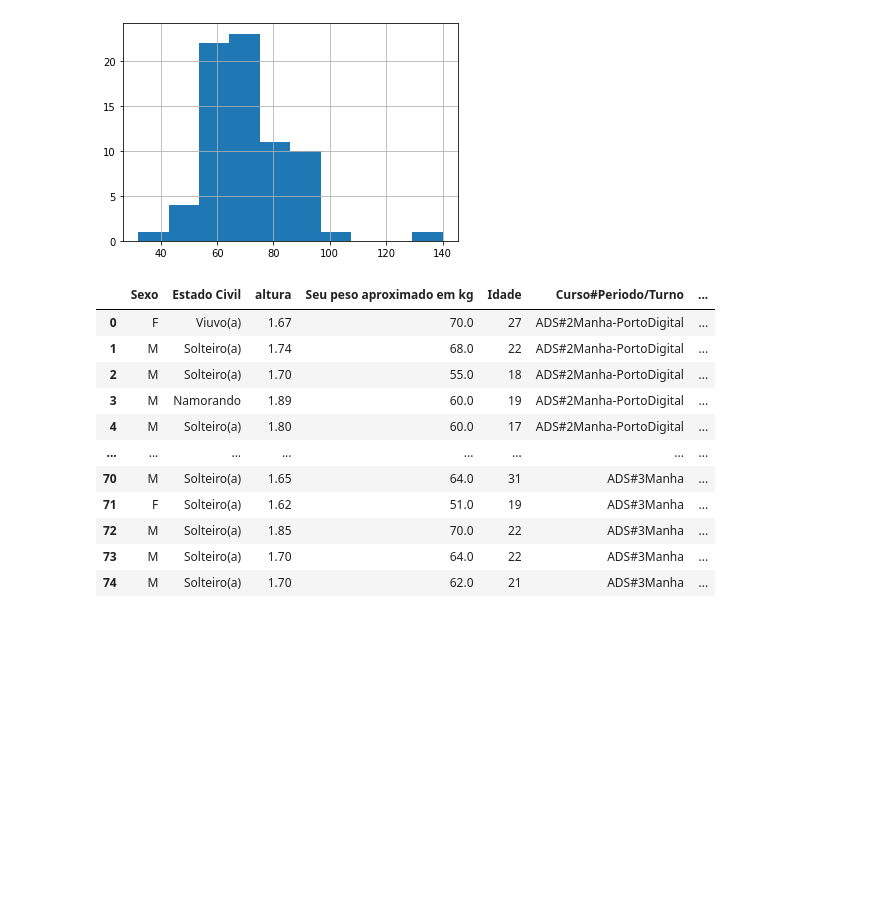
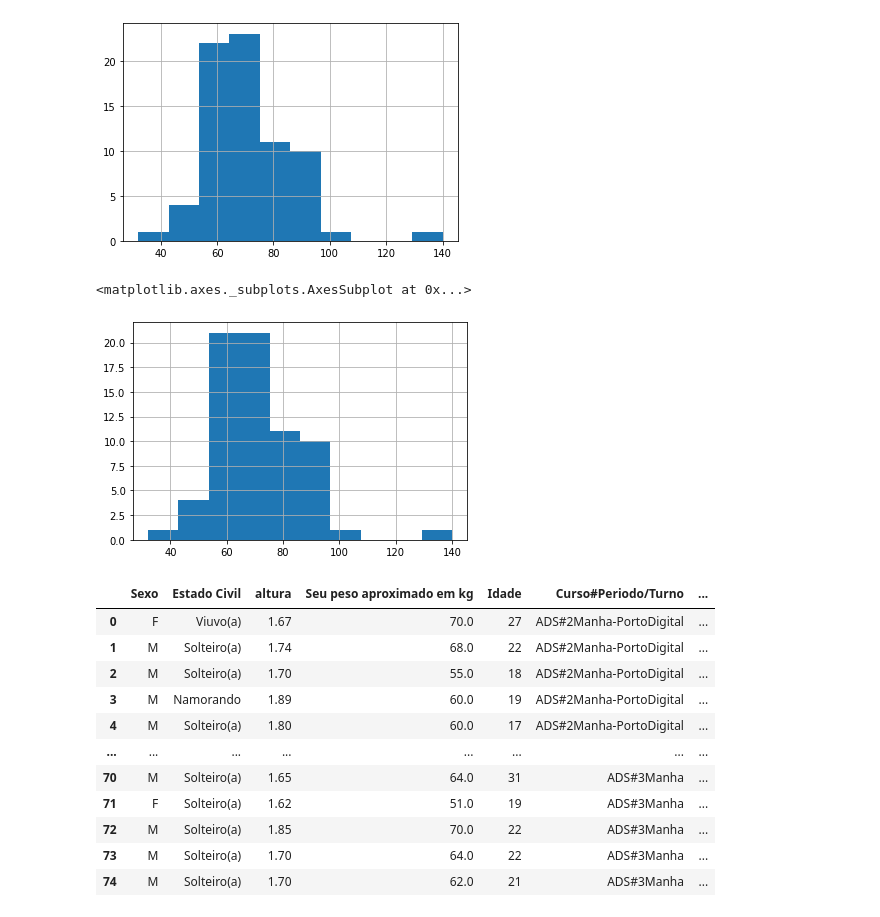
Before and after one commit to arnottrcaiado/biganddata, a Jupyter notebook: aula01/aula1-inicio_explorando_python_csv.ipynb, the cells around one changed output. Saved outputs shown, nothing was run; the diff lists cells and outputs as text; code cells hidden in the pictures; blank space fills up the shorter version.

```diff
--- a/aula01/aula1-inicio_explorando_python_csv.ipynb
+++ b/aula01/aula1-inicio_explorando_python_csv.ipynb
@@ -93,6 +104,11 @@ df['Seu peso aproximado em kg'].hist()
 # %% [output]
 <matplotlib.axes._subplots.AxesSubplot at 0x...>
 [figure]
+# %%
+df2['Seu peso aproximado em kg'].hist()
+# %% [output]
+<matplotlib.axes._subplots.AxesSubplot at 0x...>
+[figure, added]
 # %%
 # modificando o nome de colunas para simplificar / facilitar
 # %%
```
Also changed, not shown: parts of 29 cells of this notebook, 1 other file.
